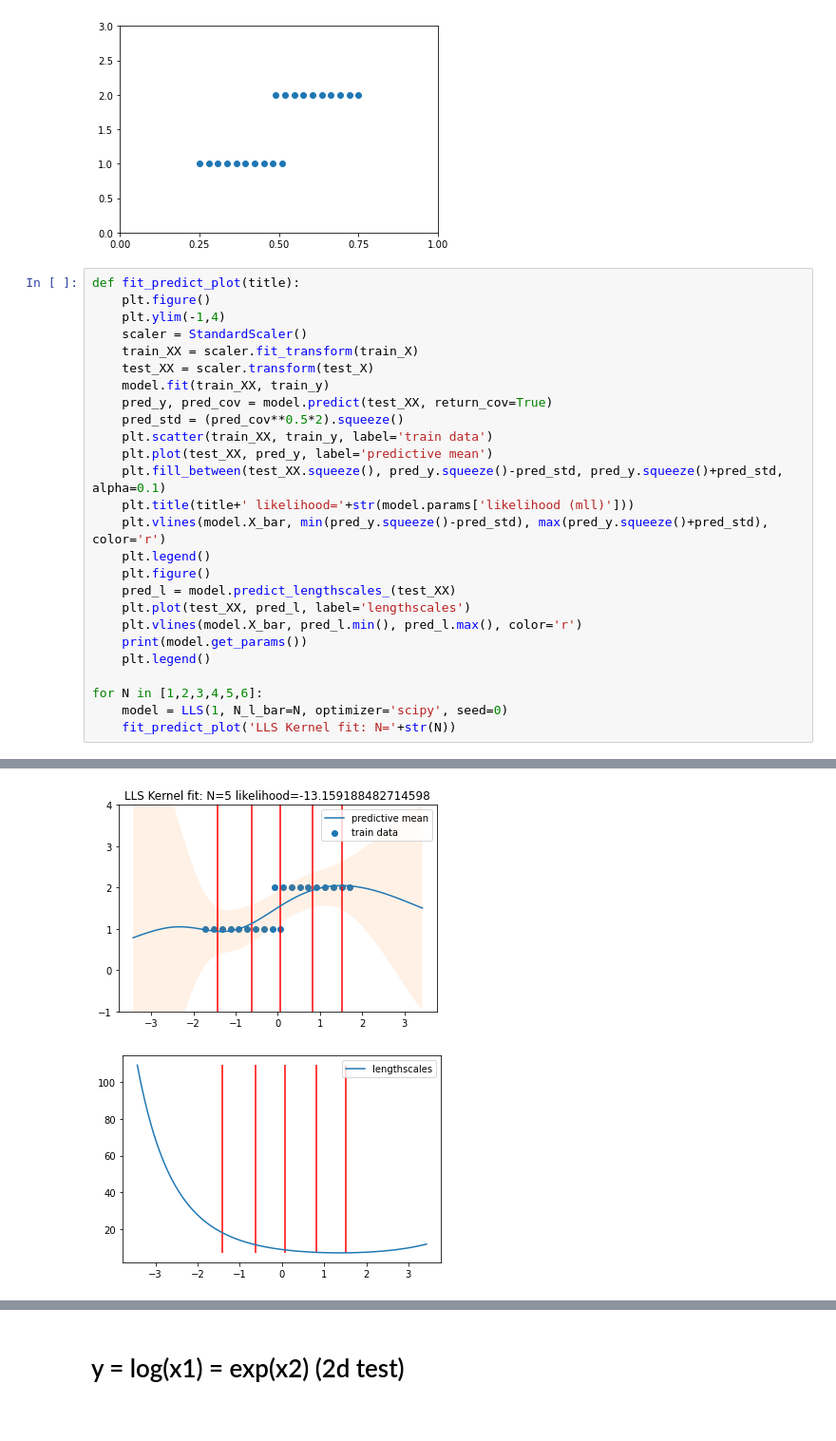
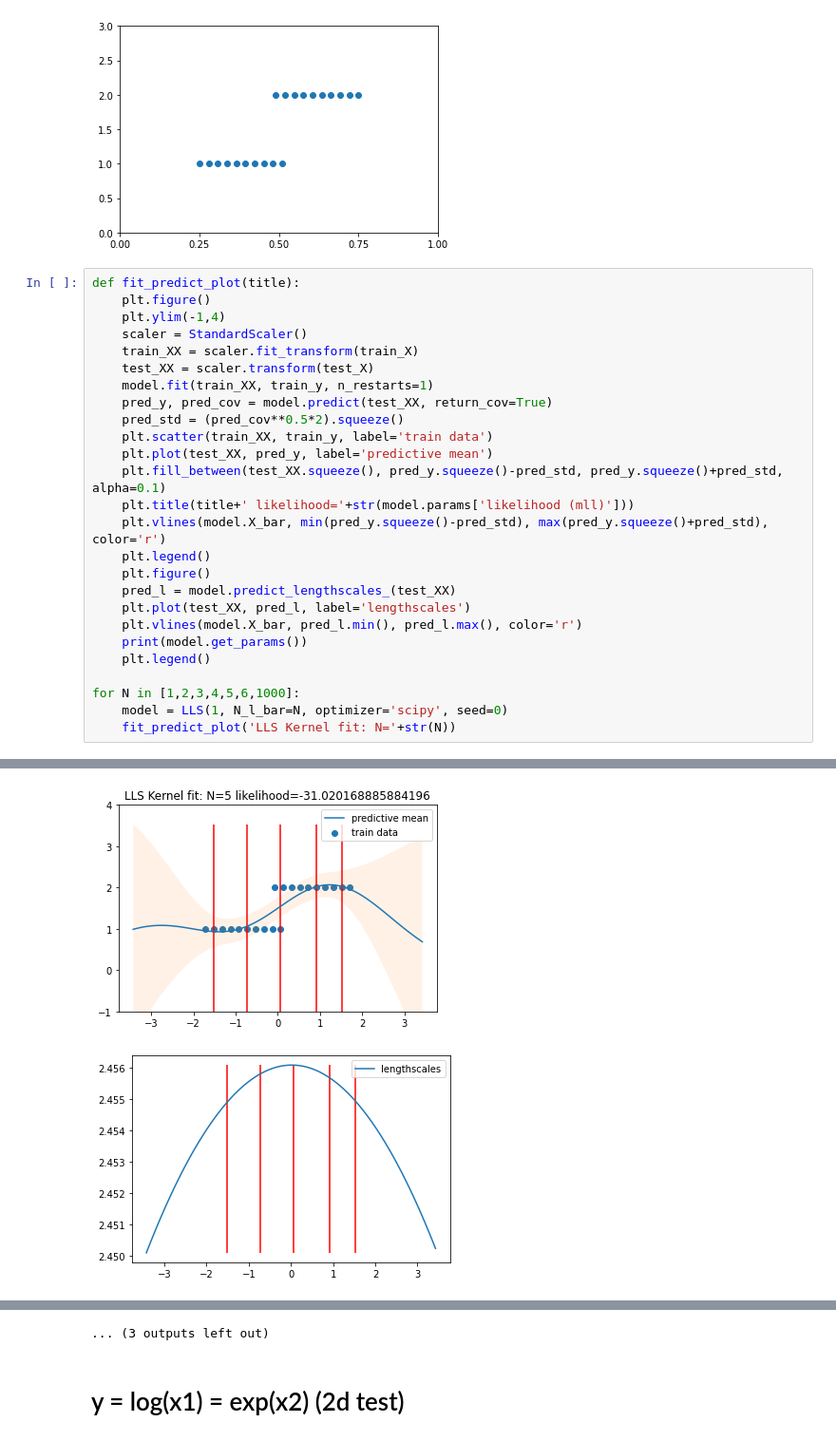
Before and after one commit to patel-zeel/snsgp-torch, a Jupyter notebook: dev/LLSModelEditor.ipynb, the cells around one changed output, grey strips where cells are left out. Shown: that part at 95% size. Drawn from its saved outputs; the diff is of its cells as text.

```diff
--- a/dev/LLSModelEditor.ipynb
+++ b/dev/LLSModelEditor.ipynb
@@ -321,7 +464,7 @@ def fit_predict_plot(title):
     scaler = StandardScaler()
     train_XX = scaler.fit_transform(train_X)
     test_XX = scaler.transform(test_X)
-    model.fit(train_XX, train_y)
+    model.fit(train_XX, train_y, n_restarts=1)
     pred_y, pred_cov = model.predict(test_XX, return_cov=True)
     pred_std = (pred_cov**0.5*2).squeeze()
     plt.scatter(train_XX, train_y, label='train data')
@@ -337,7 +480,7 @@ def fit_predict_plot(title):
     print(model.get_params())
     plt.legend()
 
-for N in [1,2,3,4,5,6]:
+for N in [1,2,3,4,5,6,1000]:
     model = LLS(1, N_l_bar=N, optimizer='scipy', seed=0)
     fit_predict_plot('LLS Kernel fit: N='+str(N))
 # %% [output]
@@ -369,2 +512,2 @@ initials [0.5488135  0.71518937 0.60276338 0.54488318 0.4236548  0.64589411
-[figure, old version]
+[figure, new version]
-[figure, old version]
+[figure, new version]
@@ -373,3 +515,4 @@ initials [0.5488135  0.71518937 0.60276338 0.54488318 0.4236548  0.64589411
+... (3 outputs left out)
 # %% [markdown]
 # y = log(x1) = exp(x2) (2d test)
 # %%
```
Also changed, not shown: parts of 6 cells of this notebook, 3 other files.
